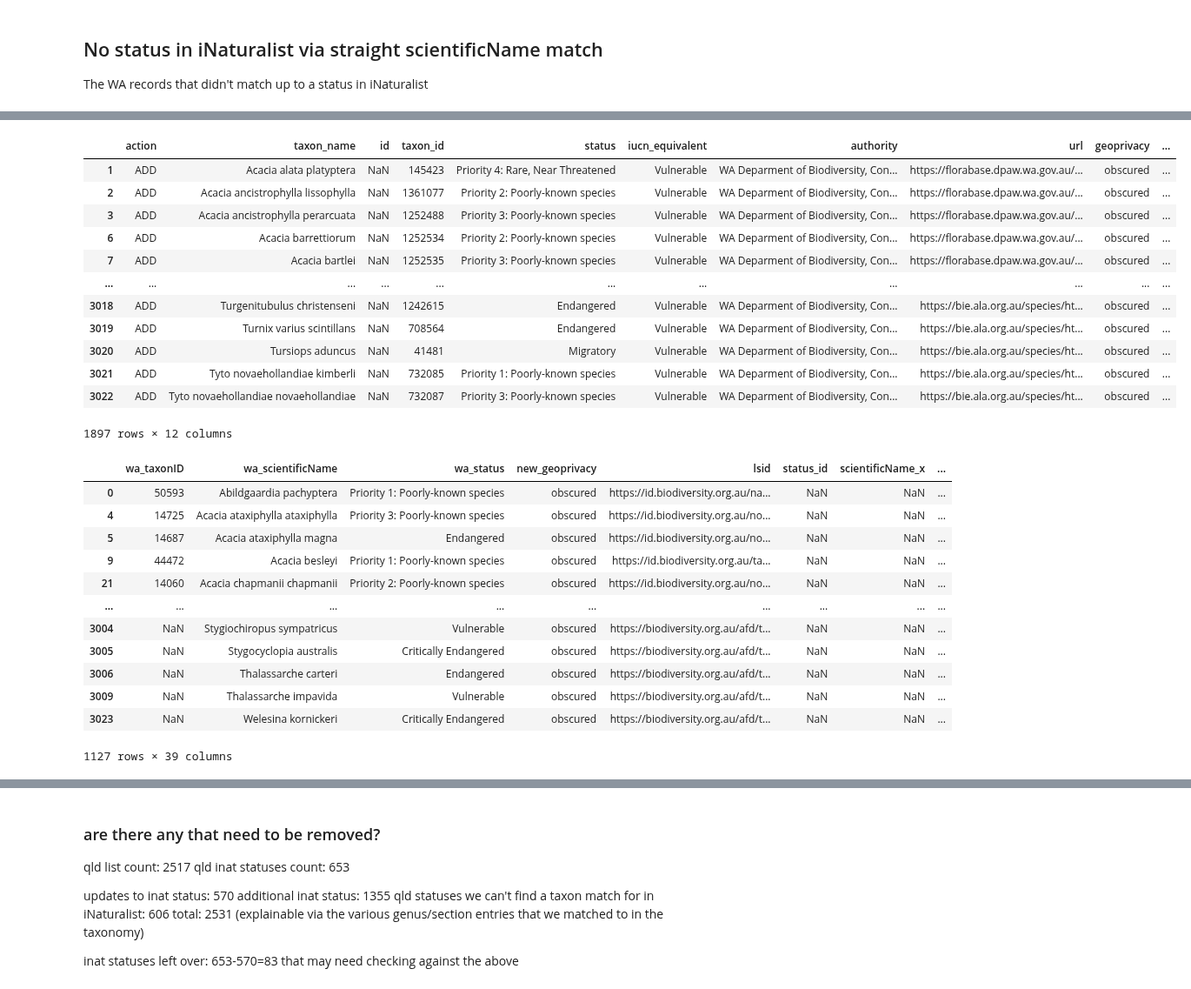
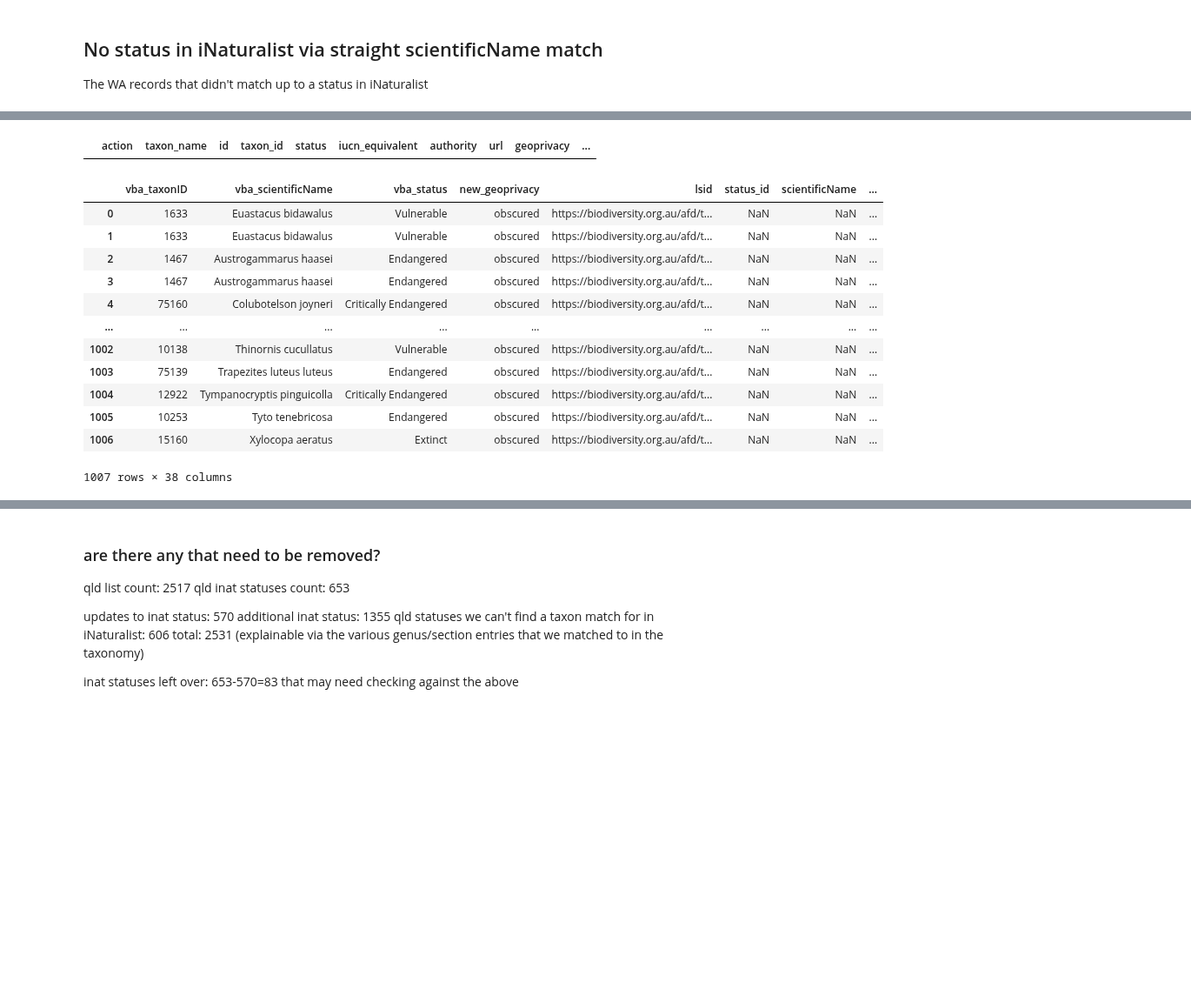
Before and after one commit to AtlasOfLivingAustralia/authoritative-lists, a Jupyter notebook: source-code/py-notebook/inaturalist-statuses/vic.ipynb, the cells around one changed output, grey strips where cells are left out. Shown at 87% size. Drawn from its saved outputs; the diff is of its cells as text; code cells hidden in the pictures; blank space fills up the shorter version.

```diff
--- a/source-code/py-notebook/inaturalist-statuses/vic.ipynb
+++ b/source-code/py-notebook/inaturalist-statuses/vic.ipynb
@@ -311,3 +254,10 @@ iucnStatusMappings = {
+# %%
+# these will be used to populate the iucn_equivalent field
+iucnStatusMappings = {
+    'Conservation Dependent': 'Vulnerable',
+    'Endangered (Extinct in Victoria)': 'Extinct',
+    'Threatened':'Vulnerable'
+}
 # %% [markdown]
 ### 5. Determine best place ID to use
 # %%
@@ -329,6 +279,6 @@ Name: place_id, dtype: int64
 3. Merge the other direction to see if there are deletes?
 # %%
 # join to see which lists already have a status in inaturalist based on scientificName
-mergedstatuses = statelist[['wa_taxonID','wa_scientificName','wa_status','wa_geoprivacy','lsid']].merge(inatstatuses[['status_id','scientificName','taxon_id','user_id','description','iucn','authority','status','geoprivacy','place_id','place_display_name']],how="left",left_on='wa_scientificName',right_on='scientificName',suffixes=(None,'_inat')).sort_values(['scientificName'])
+mergedstatuses = statelist[['vba_taxonID','vba_scientificName','vba_status','vba_geoprivacy','lsid']].merge(inatstatuses[['status_id','scientificName','taxon_id','user_id','description','iucn','authority','status','geoprivacy','place_id','place_display_name']],how="left",left_on='vba_scientificName',right_on='scientificName',suffixes=(None,'_inat')).sort_values(['scientificName'])
 mergedstatuses
 # %% [output]
@@ -351,19 +301,15 @@ mergedstatuses
 # Taxon_Name,Status,Authority,IUCN_equivalent,Description,iNaturalist_Place_ID,url,Taxon_Geoprivacy,Username,taxon_id
 # updates
 # action,taxon_name,id,taxon_id,status,iucn_equivalent,authority,url,geoprivacy,place_id,username
-#mergedstatuses['new_description'] = "Listed as sensitive - refer to https://www.dpaw.wa.gov.au/plants-and-animals/threatened-species-and-communities"
 # url is either a florabase url or bie page
-florabaseurl = "https://florabase.dpaw.wa.gov.au/browse/profile/"
-biesearchurl = "https://bie.ala.org.au/species/" # eg + "https://id.biodiversity.org.au/node/apni/2894366"
-mergedstatuses['new_url'] = mergedstatuses.apply(lambda x: biesearchurl + x['lsid'] if pd.isna(x['wa_taxonID']) else florabaseurl + x['wa_taxonID'],axis=1)
-floradescrurl = "Listed as Confidential - refer to https://www.dpaw.wa.gov.au/plants-and-animals/threatened-species-and-communities/threatened-plants"
-faunadescrurl = "Listed as Confidential - refer to https://www.dpaw.wa.gov.au/plants-and-animals/threatened-species-and-communities/threatened-animals"
-mergedstatuses['new_description'] = mergedstatuses.apply(lambda x: faunadescrurl if pd.isna(x['wa_taxonID']) else floradescrurl,axis=1)
-mergedstatuses['new_authority'] = "WA Deparment of Biodiversity, Conservation and Attractions"
-mergedstatuses.rename(columns={'wa_geoprivacy':'new_geoprivacy'},inplace=True)
-mergedstatuses['new_place_id'] = '6827'  # Queensland, AU
+mergedstatuses['new_url'] = mergedstatuses['lsid']
+# biesearchurl = "https://bie.ala.org.au/species/" # eg + "https://id.biodiversity.org.au/node/apni/2894366"
+mergedstatuses['new_description'] = "Listed as Threatened - refer to https://www.deeca.vic.gov.au/"
+mergedstatuses['new_authority'] = "Victorian Department of Energy, Environment and Climate Action "
+mergedstatuses.rename(columns={'vba_geoprivacy':'new_geoprivacy'},inplace=True)
+mergedstatuses['new_place_id'] = '7830'  # Victoria, AU
 mergedstatuses['new_username'] = 'peggydnew'
 mergedstatuses['new_iucn_equivalent'] = mergedstatuses['status'].str.lower().str.strip().map(iucnStatusMappings).fillna('Vulnerable') # map to dictionary
-mergedstatuses['new_status'] = mergedstatuses['wa_status'].fillna('Sensitive')
+mergedstatuses['new_status'] = mergedstatuses['vba_status'].fillna('Sensitive')
 mergedstatuses
 # %% [output]
@@ -432,6 +378,6 @@ The WA records that didn't match up to a status in iNaturalist
 # to add: those that have no inaturalist status - 532!!
 noinatstatus = mergedstatuses[mergedstatuses['status_id'].isnull()]
 # try to match the taxon name to something in inaturalist
-noinatstatus = noinatstatus.merge(inattaxa, how="left", left_on="wa_scientificName",right_on="scientificName")
+noinatstatus = noinatstatus.merge(inattaxa, how="left", left_on="scientificName",right_on="scientificName")
 noinatstatus
 # %% [output]
@@ -468,29 +403,17 @@ noinatstatus[noinatstatus['id'].notna()] # there's no status but there is a matc
 # %%
 # there's no status but there is a matching inat taxon (id is the taxon id)
 additions = pd.DataFrame(noinatstatus[noinatstatus['id'].notna()])
-additions['scientificName'] = additions['wa_scientificName']
+additions['scientificName'] = additions['vba_scientificName']
 #additions['new_status'] = additions['wa_status']
 additions.sort_values(['scientificName'])
 additions['action'] = 'ADD'
 additions = additions[['action','scientificName','status_id','id','new_status','new_iucn_equivalent','new_authority','new_url','new_geoprivacy','new_place_id','new_username','new_description']]
 additions.columns = additions.columns.str.replace("new_", "", regex=True)
 additions = additions.rename(columns={'scientificName':'taxon_name',
                                       'id':'taxon_id',
                                   'status_id':'id'})
 additions
 # %% [output]
 |  | action | taxon_name | id | taxon_id | status | iucn_equivalent | authority | url | geoprivacy | ... |
-| 1 | ADD | Acacia alata platyptera | NaN | 145423 | Priority 4: Rare, Near Threatened | Vulnerable | WA Deparment of Biodiversity, Con... | https://florabase.dpaw.wa.gov.au/... | obscured | ... |
-| 2 | ADD | Acacia ancistrophylla lissophylla | NaN | 1361077 | Priority 2: Poorly-known species | Vulnerable | WA Deparment of Biodiversity, Con... | https://florabase.dpaw.wa.gov.au/... | obscured | ... |
-| 3 | ADD | Acacia ancistrophylla perarcuata | NaN | 1252488 | Priority 3: Poorly-known species | Vulnerable | WA Deparment of Biodiversity, Con... | https://florabase.dpaw.wa.gov.au/... | obscured | ... |
-| 6 | ADD | Acacia barrettiorum | NaN | 1252534 | Priority 2: Poorly-known species | Vulnerable | WA Deparment of Biodiversity, Con... | https://florabase.dpaw.wa.gov.au/... | obscured | ... |
-| 7 | ADD | Acacia bartlei | NaN | 1252535 | Priority 3: Poorly-known species | Vulnerable | WA Deparment of Biodiversity, Con... | https://florabase.dpaw.wa.gov.au/... | obscured | ... |
-| ... | ... | ... | ... | ... | ... | ... | ... | ... | ... | ... |
-| 3018 | ADD | Turgenitubulus christenseni | NaN | 1242615 | Endangered | Vulnerable | WA Deparment of Biodiversity, Con... | https://bie.ala.org.au/species/ht... | obscured | ... |
-| 3019 | ADD | Turnix varius scintillans | NaN | 708564 | Endangered | Vulnerable | WA Deparment of Biodiversity, Con... | https://bie.ala.org.au/species/ht... | obscured | ... |
-| 3020 | ADD | Tursiops aduncus | NaN | 41481 | Migratory | Vulnerable | WA Deparment of Biodiversity, Con... | https://bie.ala.org.au/species/ht... | obscured | ... |
-| 3021 | ADD | Tyto novaehollandiae kimberli | NaN | 732085 | Priority 1: Poorly-known species | Vulnerable | WA Deparment of Biodiversity, Con... | https://bie.ala.org.au/species/ht... | obscured | ... |
-| 3022 | ADD | Tyto novaehollandiae novaehollandiae | NaN | 732087 | Priority 3: Poorly-known species | Vulnerable | WA Deparment of Biodiversity, Con... | https://bie.ala.org.au/species/ht... | obscured | ... |
-1897 rows × 12 columns
 # %%
 all = pd.concat([updates,additions])
@@ -498,18 +421,19 @@ all.to_csv(sourcedir + "wa.csv", index=False )
 # %%
 # what didnt match to a taxon?
-noinatstatus[noinatstatus['id'].isna()]
+unknownToInat = noinatstatus[noinatstatus['id'].isna()]
+unknownToInat
 # %% [output]
-|  | wa_taxonID | wa_scientificName | wa_status | new_geoprivacy | lsid | status_id | scientificName_x | ... |
-| 0 | 50593 | Abildgaardia pachyptera | Priority 1: Poorly-known species | obscured | https://id.biodiversity.org.au/na... | NaN | NaN | ... |
-| 4 | 14725 | Acacia ataxiphylla ataxiphylla | Priority 3: Poorly-known species | obscured | https://id.biodiversity.org.au/no... | NaN | NaN | ... |
-| 5 | 14687 | Acacia ataxiphylla magna | Endangered | obscured | https://id.biodiversity.org.au/no... | NaN | NaN | ... |
-| 9 | 44472 | Acacia besleyi | Priority 1: Poorly-known species | obscured | https://id.biodiversity.org.au/ta... | NaN | NaN | ... |
-| 21 | 14060 | Acacia chapmanii chapmanii | Priority 2: Poorly-known species | obscured | https://id.biodiversity.org.au/no... | NaN | NaN | ... |
+|  | vba_taxonID | vba_scientificName | vba_status | new_geoprivacy | lsid | status_id | scientificName | ... |
+| 0 | 1633 | Euastacus bidawalus | Vulnerable | obscured | https://biodiversity.org.au/afd/t... | NaN | NaN | ... |
+| 1 | 1633 | Euastacus bidawalus | Vulnerable | obscured | https://biodiversity.org.au/afd/t... | NaN | NaN | ... |
+| 2 | 1467 | Austrogammarus haasei | Endangered | obscured | https://biodiversity.org.au/afd/t... | NaN | NaN | ... |
+| 3 | 1467 | Austrogammarus haasei | Endangered | obscured | https://biodiversity.org.au/afd/t... | NaN | NaN | ... |
+| 4 | 75160 | Colubotelson joyneri | Critically Endangered | obscured | https://biodiversity.org.au/afd/t... | NaN | NaN | ... |
 | ... | ... | ... | ... | ... | ... | ... | ... | ... |
-| 3004 | NaN | Stygiochiropus sympatricus | Vulnerable | obscured | https://biodiversity.org.au/afd/t... | NaN | NaN | ... |
-| 3005 | NaN | Stygocyclopia australis | Critically Endangered | obscured | https://biodiversity.org.au/afd/t... | NaN | NaN | ... |
-| 3006 | NaN | Thalassarche carteri | Endangered | obscured | https://biodiversity.org.au/afd/t... | NaN | NaN | ... |
-| 3009 | NaN | Thalassarche impavida | Vulnerable | obscured | https://biodiversity.org.au/afd/t... | NaN | NaN | ... |
-| 3023 | NaN | Welesina kornickeri | Critically Endangered | obscured | https://biodiversity.org.au/afd/t... | NaN | NaN | ... |
+| 1002 | 10138 | Thinornis cucullatus | Vulnerable | obscured | https://biodiversity.org.au/afd/t... | NaN | NaN | ... |
+| 1003 | 75139 | Trapezites luteus luteus | Endangered | obscured | https://biodiversity.org.au/afd/t... | NaN | NaN | ... |
+| 1004 | 12922 | Tympanocryptis pinguicolla | Critically Endangered | obscured | https://biodiversity.org.au/afd/t... | NaN | NaN | ... |
+| 1005 | 10253 | Tyto tenebricosa | Endangered | obscured | https://biodiversity.org.au/afd/t... | NaN | NaN | ... |
+| 1006 | 15160 | Xylocopa aeratus | Extinct | obscured | https://biodiversity.org.au/afd/t... | NaN | NaN | ... |
-1127 rows × 39 columns
+1007 rows × 38 columns
 # %%
```
Also changed, not shown: parts of 31 cells of this notebook, 2 other files.
